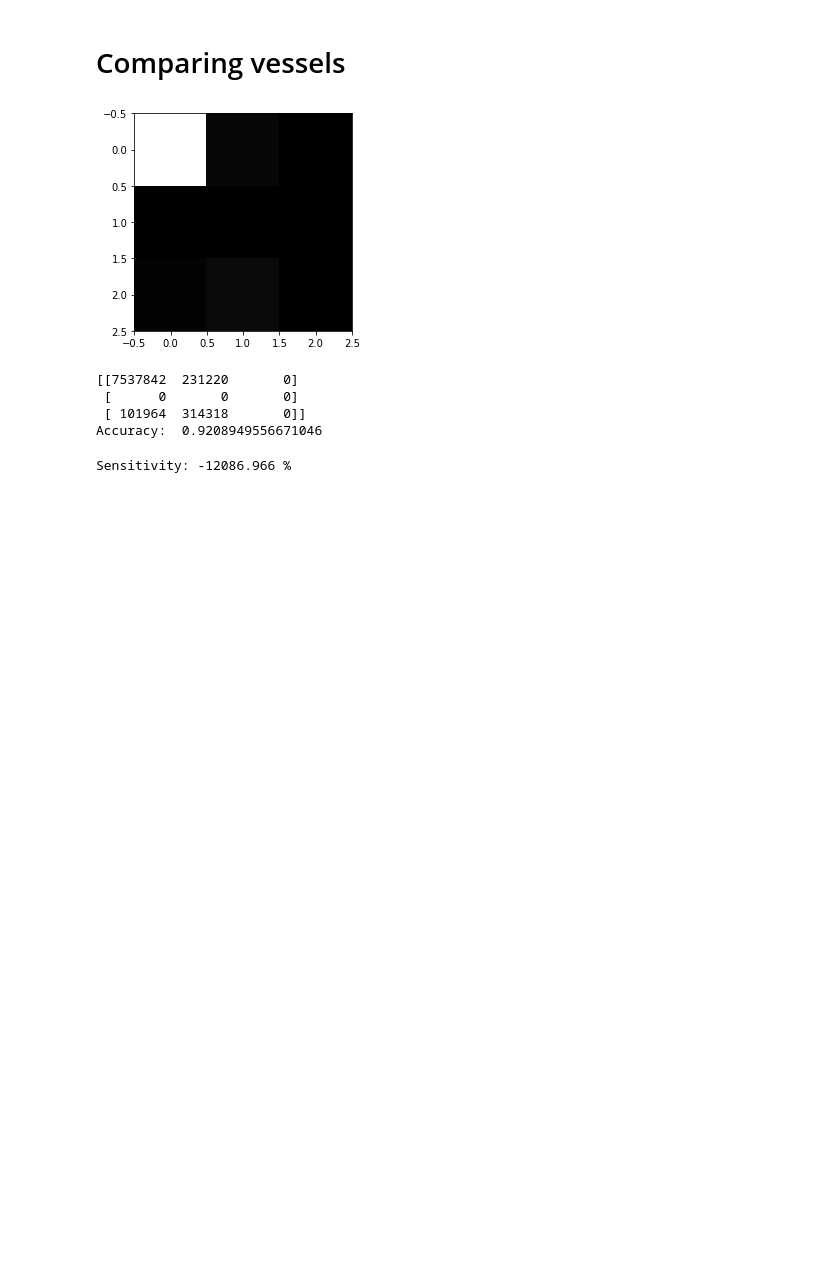
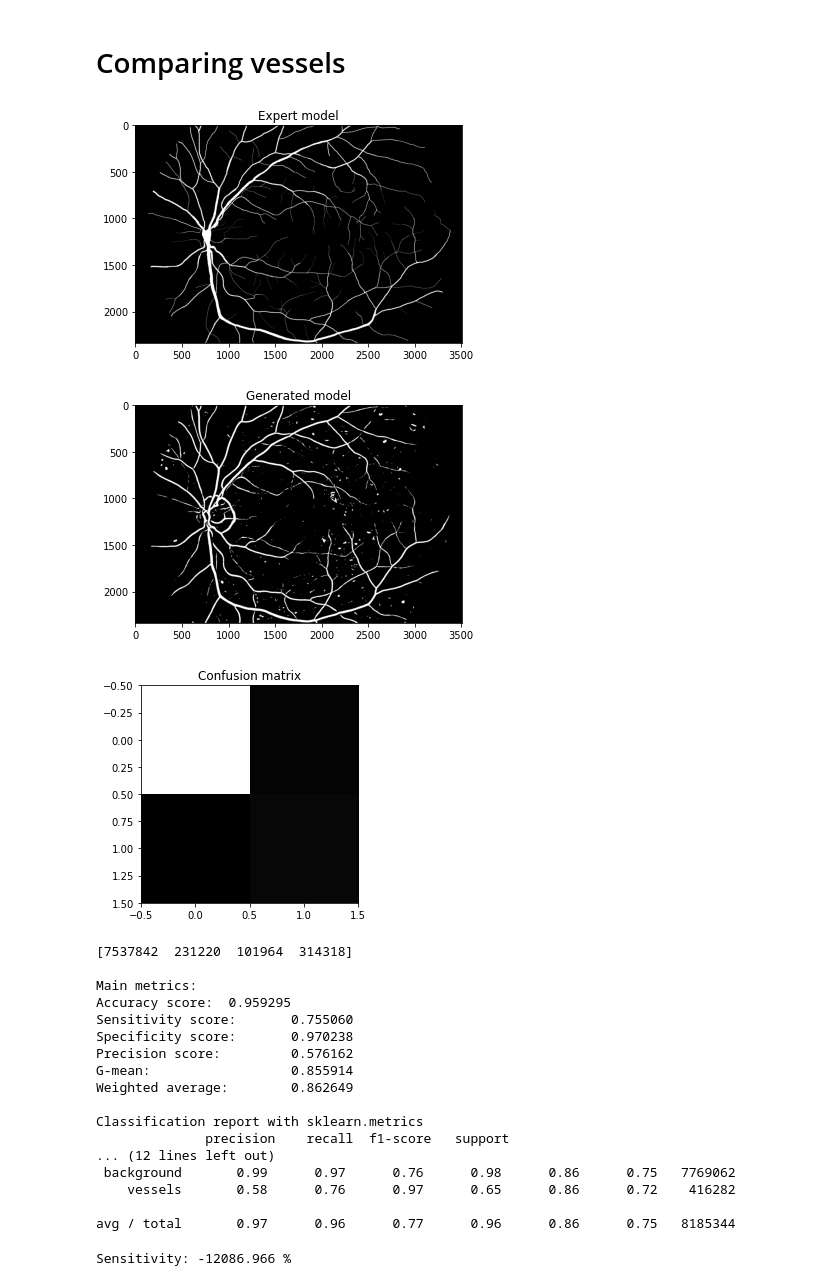
Before and after one commit to HelenaMaslowska/Segmenting-Retinal-Blood-Vessels-With-Deep-Neural-NetworksPlik, a Jupyter notebook: eye.ipynb, the cells around one changed output. Cells and saved outputs as stored; diff of their text form; code cells hidden in the pictures; blank space fills up the shorter version.

```diff
--- a/eye.ipynb
+++ b/eye.ipynb
@@ -94,28 +73,62 @@ showImage(manual, cmap='magma')
 # %% [markdown]
 # Comparing vessels
-# %%
-image = metrics
-from sklearn.metrics import accuracy_score, recall_score, precision_score, confusion_matrix
-
-# załóżmy, że mamy dane treningowe i testowe oraz nauczony klasyfikator
-y_true = manual.flatten()
-
-# dokonaj klasyfikacji na podstawie obrazka "vessels"
-y_pred = vessels.flatten()
-
-# utwórz macierz pomyłek
-conf_matrix = confusion_matrix(y_true, y_pred)
-
-# wyświetl macierz pomyłek
-showImage(conf_matrix)
-print(conf_matrix)
-print('Accuracy: ', accuracy_score(y_true, y_pred))
-# %% [output]
-[figure, removed]
-[[7537842  231220       0]
- [      0       0       0]
- [ 101964  314318       0]]
-Accuracy:  0.9208949556671046
+# %%
+y_pred = vessels.flatten()		# True - żyły, False - tło
+y_true = manual.flatten()		# 255 - żyły, 0 - tło
+model_mask = (y_true > 0)		# maska pikseli, które reprezentują żyły w modelu ekspertskim
+
+y_true_masked = np.zeros(y_true.shape, dtype=bool)		# utworzenie maski True/False dla modelu ekspertskiego
+y_true_masked[model_mask] = True
+
+accuracy = accuracy_score(y_true_masked.flatten(), y_pred.flatten())				# trafność - accuracy
+sensitivity = recall_score(y_true_masked.flatten(), y_pred.flatten()) 				# czułość - sensitivity, recall
+specificity = recall_score(y_true_masked.flatten(), y_pred.flatten(), pos_label=0)	# swoistość - specificity
+precision = precision_score(y_true_masked.flatten(), y_pred.flatten()) 				# precyzja - precision
+
+showImage(y_true_masked.reshape(vessels.shape), title="Expert model")
+showImage(y_pred.reshape(vessels.shape), title="Generated model")
+showImage(metrics.confusion_matrix(y_true_masked.flatten(), y_pred.flatten()), title="Confusion matrix")
+print(metrics.confusion_matrix(y_true_masked.flatten(), y_pred.flatten()).flatten(), end="\n\n")
+
+print("Main metrics:")
+print(f"Accuracy score:\t {accuracy:.6f}")
+print(f"Sensitivity score:\t {sensitivity:.6f}")
+print(f"Specificity score:\t {specificity:.6f}")
+print(f"Precision score:\t {precision:.6f}")
+print("G-mean: \t\t", round(np.sqrt(sensitivity * specificity), 6))
+print("Weighted average: \t", round((sensitivity + specificity) / 2, 6))
+
+print("\nClassification report with sklearn.metrics")
+print(classification_report(y_true_masked.flatten(), y_pred.flatten(), target_names=["background", "vessels"]))
+print("\nClassification report with imblearn.metrics")
+print(classification_report_imbalanced(y_true_masked, y_pred, target_names=['background', 'vessels']))
+
+# tn, fp, fn, tp = confusion_matrix(y_true_masked, y_pred).ravel()
+# specificity = tn / (tn+fp)												# daje ten sam rezultat co recall_score(y_true_masked, y_pred, pos_label=0)
+# y_pred_masked = np.zeros(y_pred.shape, dtype=bool)
+# y_pred_masked[model_mask] = (y_pred[model_mask] > 0)
+# showImage(y_pred_masked.reshape(vessels.shape))
+# %% [output]
+[figure, added]
+[figure, added]
+[figure, added]
+[7537842  231220  101964  314318]
+
+Main metrics:
+Accuracy score:  0.959295
+Sensitivity score:       0.755060
+Specificity score:       0.970238
+Precision score:         0.576162
+G-mean:                  0.855914
+Weighted average:        0.862649
+
+Classification report with sklearn.metrics
+              precision    recall  f1-score   support
+... (12 lines left out)
+ background       0.99      0.97      0.76      0.98      0.86      0.75   7769062
+    vessels       0.58      0.76      0.97      0.65      0.86      0.72    416282
+
+avg / total       0.97      0.96      0.77      0.96      0.86      0.75   8185344
 # %%
 both_vessels = np.logical_and(vessels, manual)
 wrong_vessels = np.logical_xor(vessels, manual)
```
Also changed, not shown: parts of 7 cells of this notebook, 1 other file.
